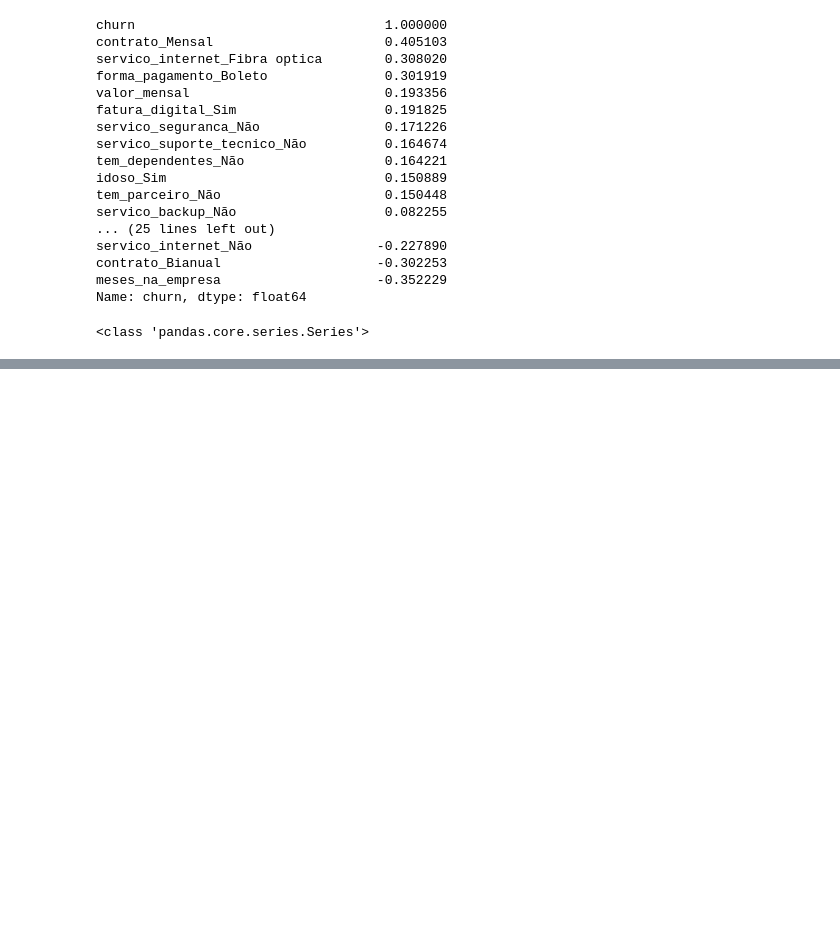
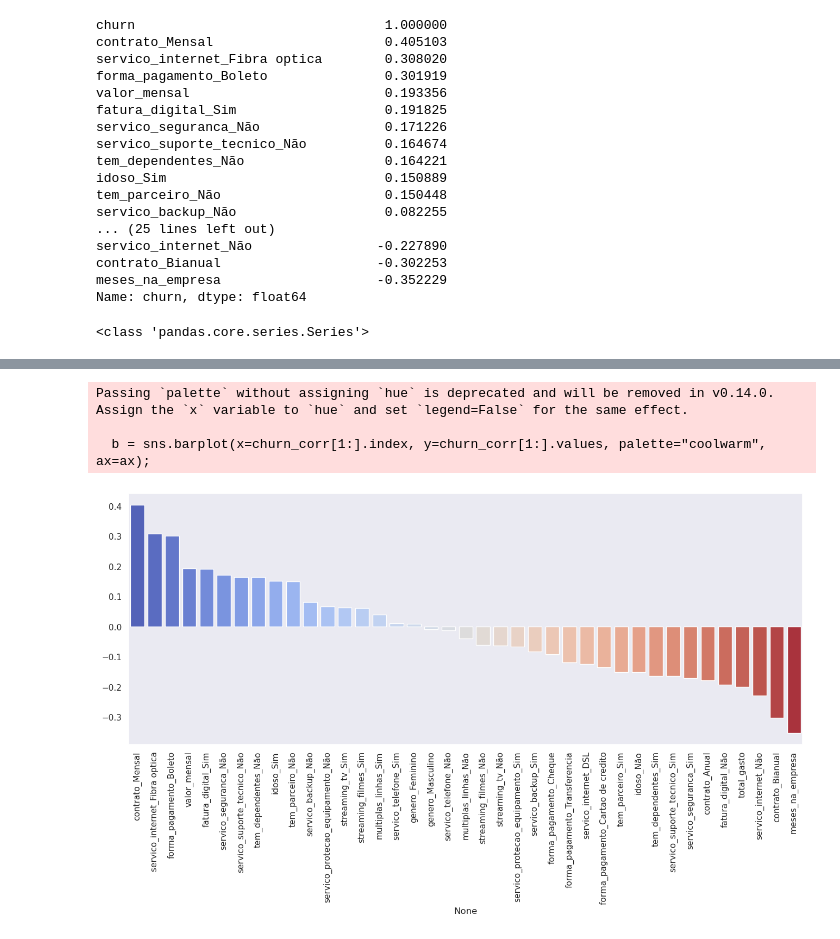
Before and after one commit to PauloViniciusR/Analise_dados, a Jupyter notebook: Matplotlib/Seaborn/09_correlacao.ipynb, the cells around one changed output, grey strips where cells are left out. Drawn from its saved outputs; the diff is of its cells as text; code cells hidden in the pictures; blank space fills up the shorter version.

```diff
--- a/Matplotlib/Seaborn/09_correlacao.ipynb
+++ b/Matplotlib/Seaborn/09_correlacao.ipynb
@@ -144,0 +149,13 @@ print(type(churn_corr))
+# %%
+fig, ax = plt.subplots(figsize=(16, 6))
+
+b = sns.barplot(x=churn_corr[1:].index, y=churn_corr[1:].values, palette="coolwarm", ax=ax);
+
+b.tick_params(axis="x", rotation=90)
+
+plt.show()
+# %% [output]
+Passing `palette` without assigning `hue` is deprecated and will be removed in v0.14.0. Assign the `x` variable to `hue` and set `legend=False` for the same effect.
+
+  b = sns.barplot(x=churn_corr[1:].index, y=churn_corr[1:].values, palette="coolwarm", ax=ax);
+[figure, added]
```
Also changed, not shown: parts of 2 cells of this notebook.
